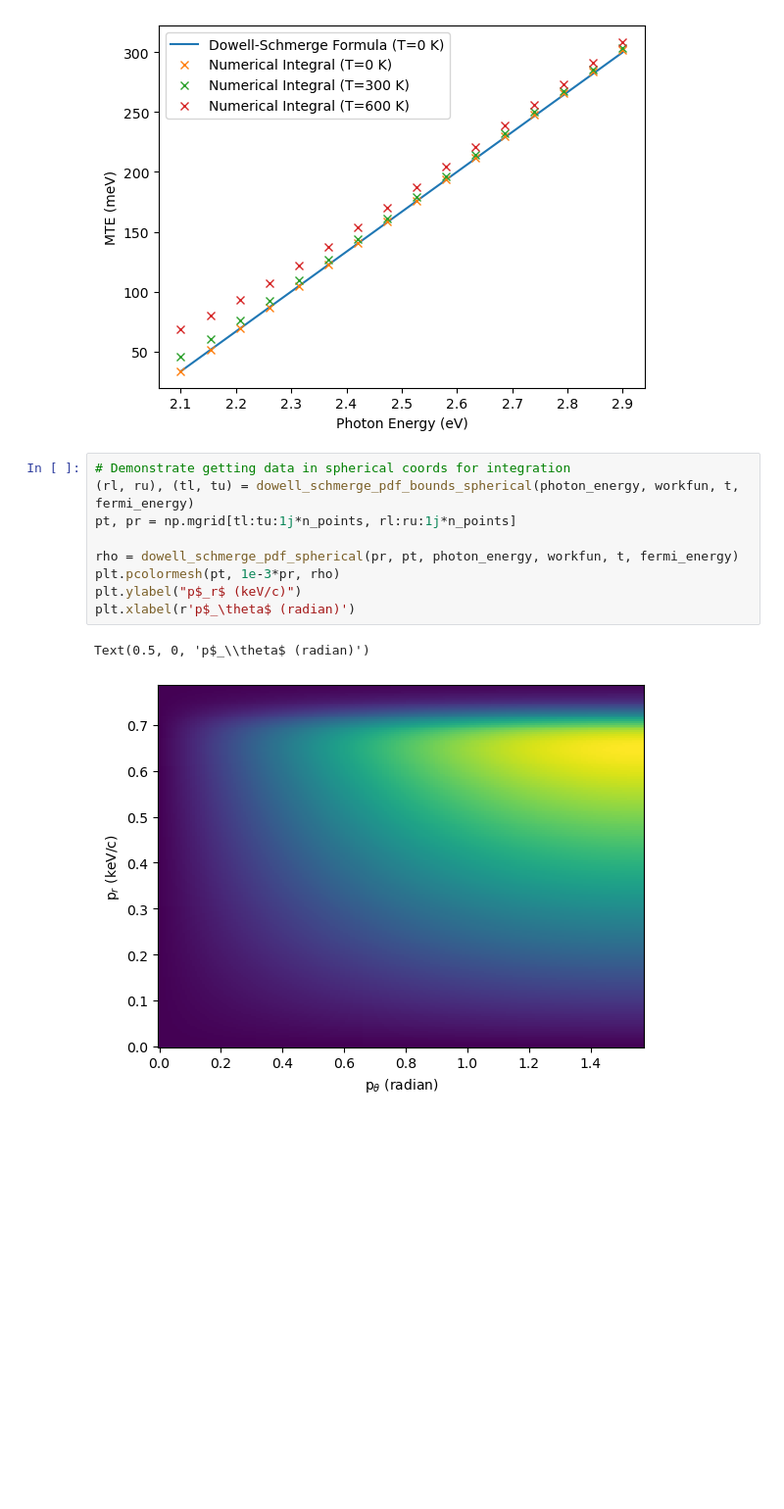
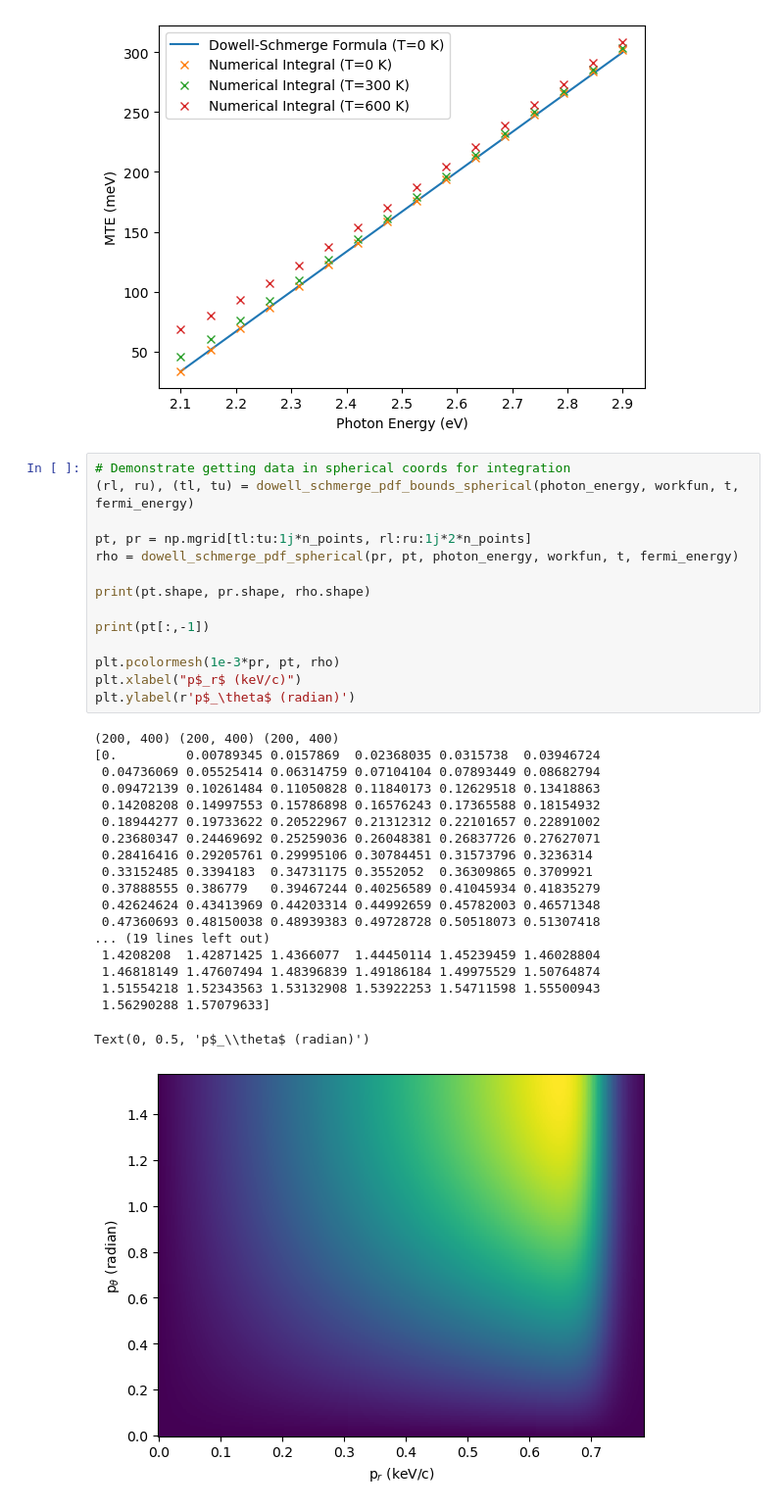
Before and after one commit to ColwynGulliford/distgen, a Jupyter notebook: examples/dowell_chmerge_pdf/dowell_chmerge_pdf.ipynb, the cells around one changed output. Shown: that part at 98% size. Drawn from its saved outputs; the diff is of its cells as text; blank space fills up the shorter version.

```diff
--- a/examples/dowell_chmerge_pdf/dowell_chmerge_pdf.ipynb
+++ b/examples/dowell_chmerge_pdf/dowell_chmerge_pdf.ipynb
@@ -46,12 +46,34 @@ Text(0, 0.5, 'MTE (meV)')
 # %%
 # Demonstrate getting data in spherical coords for integration
 (rl, ru), (tl, tu) = dowell_schmerge_pdf_bounds_spherical(photon_energy, workfun, t, fermi_energy)
-pt, pr = np.mgrid[tl:tu:1j*n_points, rl:ru:1j*n_points]
 
+pt, pr = np.mgrid[tl:tu:1j*n_points, rl:ru:1j*2*n_points]
 rho = dowell_schmerge_pdf_spherical(pr, pt, photon_energy, workfun, t, fermi_energy)
-plt.pcolormesh(pt, 1e-3*pr, rho)
-plt.ylabel("p$_r$ (keV/c)")
-plt.xlabel(r'p$_\theta$ (radian)')
+
+print(pt.shape, pr.shape, rho.shape)
+
+print(pt[:,-1])
+
+plt.pcolormesh(1e-3*pr, pt, rho)
+plt.xlabel("p$_r$ (keV/c)")
+plt.ylabel(r'p$_\theta$ (radian)')
 # %% [output]
-Text(0.5, 0, 'p$_\\theta$ (radian)')
+(200, 400) (200, 400) (200, 400)
+[0.         0.00789345 0.0157869  0.02368035 0.0315738  0.03946724
+ 0.04736069 0.05525414 0.06314759 0.07104104 0.07893449 0.08682794
+ 0.09472139 0.10261484 0.11050828 0.11840173 0.12629518 0.13418863
+ 0.14208208 0.14997553 0.15786898 0.16576243 0.17365588 0.18154932
+ 0.18944277 0.19733622 0.20522967 0.21312312 0.22101657 0.22891002
+ 0.23680347 0.24469692 0.25259036 0.26048381 0.26837726 0.27627071
+ 0.28416416 0.29205761 0.29995106 0.30784451 0.31573796 0.3236314
+ 0.33152485 0.3394183  0.34731175 0.3552052  0.36309865 0.3709921
+ 0.37888555 0.386779   0.39467244 0.40256589 0.41045934 0.41835279
+ 0.42624624 0.43413969 0.44203314 0.44992659 0.45782003 0.46571348
+ 0.47360693 0.48150038 0.48939383 0.49728728 0.50518073 0.51307418
+... (19 lines left out)
+ 1.4208208  1.42871425 1.4366077  1.44450114 1.45239459 1.46028804
+ 1.46818149 1.47607494 1.48396839 1.49186184 1.49975529 1.50764874
+ 1.51554218 1.52343563 1.53132908 1.53922253 1.54711598 1.55500943
+ 1.56290288 1.57079633]
+Text(0, 0.5, 'p$_\\theta$ (radian)')
-[figure, old version]
+[figure, new version]
```
Also changed, not shown: parts of 1 cell of this notebook, 22 other files.
